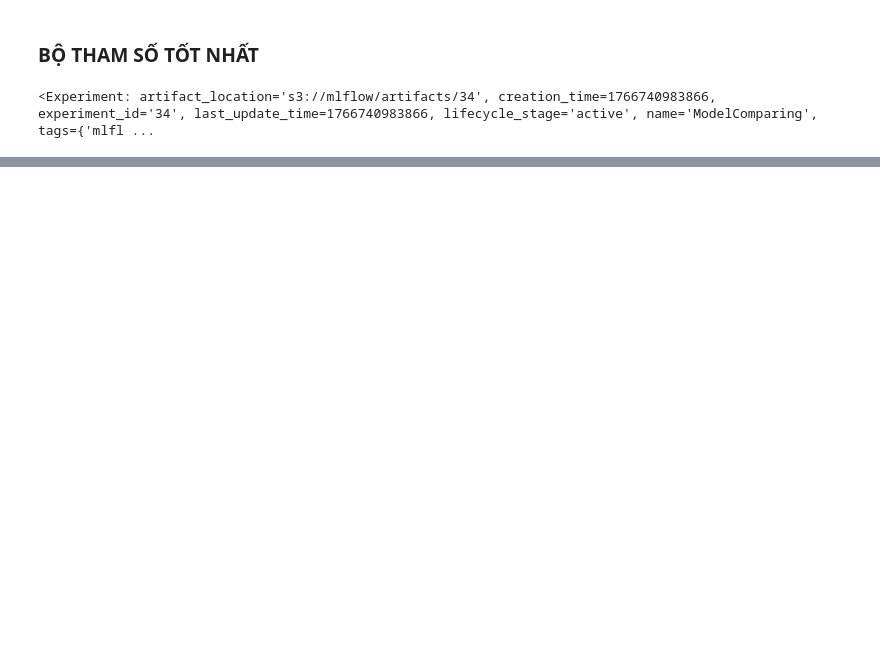
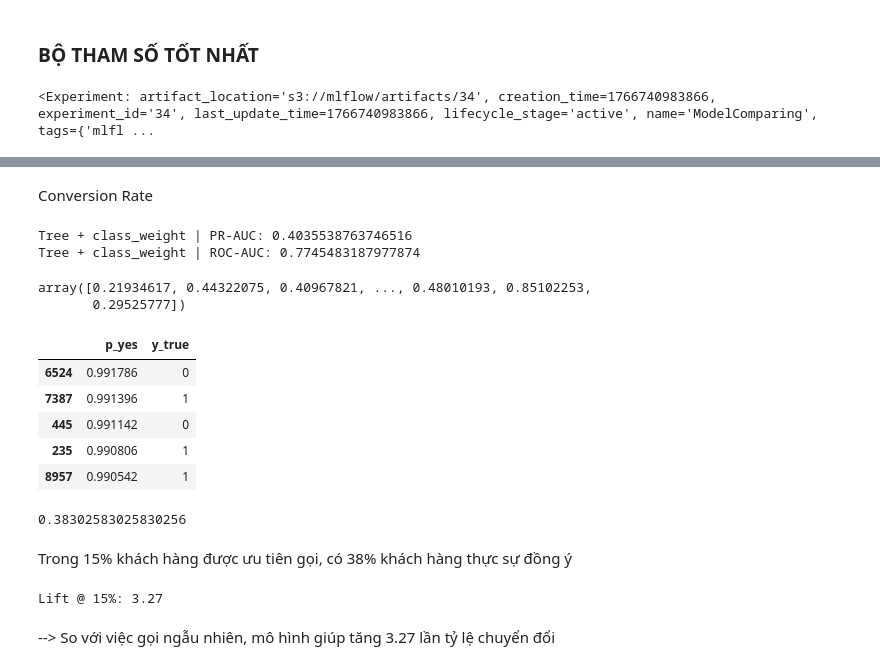
Before and after one commit to NguyenPhanNhatLan/DM, a Jupyter notebook: notebooks/logistic.ipynb, the cells around one changed output, grey strips where cells are left out. Drawn from its saved outputs; the diff is of its cells as text; code cells hidden in the pictures; blank space fills up the shorter version.

```diff
--- a/notebooks/logistic.ipynb
+++ b/notebooks/logistic.ipynb
@@ -895,7 +853,7 @@ param_list_baseline = [
     {"C": 1,    "penalty": "l2", "solver": "liblinear", "random_state": 42, "max_iter": 5000},
 ]
 # %%
-for i, params in enumerate(param_list_baseline):
+"""for i, params in enumerate(param_list_baseline):
 
     run_name = f"logistic_baseline_run_{i}"
 
@@ -927,4 +885,5 @@ for i, params in enumerate(param_list_baseline):
         )
 
         print(run_name, metrics)
+"""
 # %% [output]
@@ -947,7 +895,7 @@ mlflow.set_experiment("ModelComparing")
 # %% [output]
 <Experiment: artifact_location='s3://mlflow/artifacts/34', creation_time=1766740983866, experiment_id='34', last_update_time=1766740983866, lifecycle_stage='active', name='ModelComparing', tags={'mlfl ...
 # %%
-with mlflow.start_run(run_name="logistic_regression"):
+"""with mlflow.start_run(run_name="logistic_regression"):
 
     mlflow.set_tag("model", "logistic")
     mlflow.set_tag("imbalance_method", "class_weight")
@@ -984,4 +932,5 @@ with mlflow.start_run(run_name="logistic_regression"):
     )
 
     print("Logged model with metrics:", metrics)
+"""
 # %% [output]
@@ -991,0 +938,49 @@ Logged model with metrics: {'accuracy': 0.7587122469299701, 'precision': 0.27458
+# %% [markdown]
+Conversion Rate
+# %%
+pre_tree = make_preprocess_tree(categorical_cols, numeric_cols)
+
+
+params = {
+        "C": 10,
+        "penalty": "l1",
+        "solver": "liblinear",
+        "class_weight": "balanced",
+        "random_state": 42,
+        "max_iter": 5000
+    }
+
+log_reg = Pipeline(steps=[
+    ("prep", pre_tree),
+    ("model", LogisticRegression(**params))
+])
+
+log_reg.fit(X_train, y_train)
+proba = log_reg.predict_proba(X_test)[:, 1]
+y_pred = log_reg.predict(X_test)
+
+print("Tree + class_weight | PR-AUC:", average_precision_score(y_test, proba))
+print("Tree + class_weight | ROC-AUC:", roc_auc_score(y_test, proba))
+# %% [output]
+Tree + class_weight | PR-AUC: 0.4035538763746516
+Tree + class_weight | ROC-AUC: 0.7745483187977874
+# %%
+proba
+# %% [output]
+array([0.21934617, 0.44322075, 0.40967821, ..., 0.48010193, 0.85102253,
+       0.29525777])
+# %%
+df_rank = pd.DataFrame({
+    "p_yes": proba,
+    "y_true": y_test.values
+})
+# %%
+df_rank = df_rank.sort_values("p_yes", ascending=False)
+df_rank.head()
+# %% [output]
+|  | p_yes | y_true |
+| 6524 | 0.991786 | 0 |
+| 7387 | 0.991396 | 1 |
+| 445 | 0.991142 | 0 |
+| 235 | 0.990806 | 1 |
+| 8957 | 0.990542 | 1 |
@@ -991,0 +992,15 @@ Logged model with metrics: {'accuracy': 0.7587122469299701, 'precision': 0.27458
+# %%
+CR_model = top_k["y_true"].mean()
+CR_model
+# %% [output]
+0.38302583025830256
+# %% [markdown]
+Trong 15% khách hàng được ưu tiên gọi, có 38% khách hàng thực sự đồng ý
+# %%
+CR_random = df_rank["y_true"].mean()
+lift = CR_model / CR_random
+print(f"Lift @ {K*100:.0f}%: {lift:.2f}")
+# %% [output]
+Lift @ 15%: 3.27
+# %% [markdown]
+--> So với việc gọi ngẫu nhiên, mô hình giúp tăng 3.27 lần tỷ lệ chuyển đổi
```
Also changed, not shown: parts of 9 cells of this notebook.
